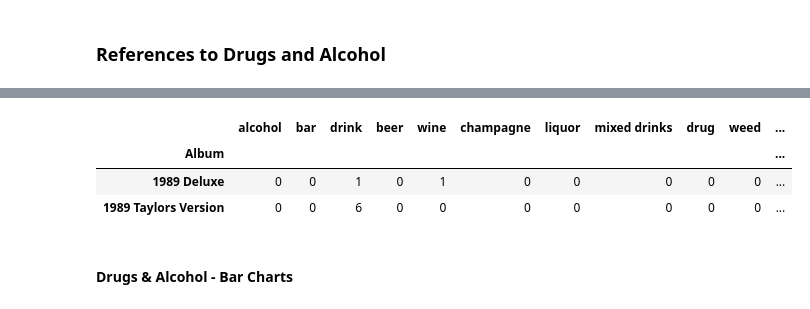
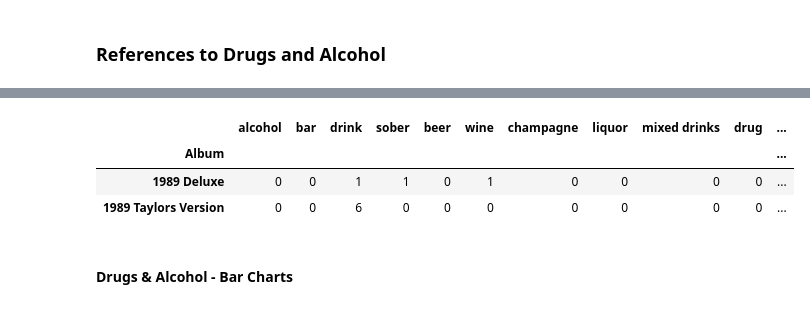
Before and after one commit to jessk816/tswift_lyrics, a Jupyter notebook: p1_lyric_analysis/word_analysis_1.ipynb, the cells around one changed output, grey strips where cells are left out. Saved outputs shown, nothing was run; the diff lists cells and outputs as text; code cells hidden in the pictures.

```diff
--- a/p1_lyric_analysis/word_analysis_1.ipynb
+++ b/p1_lyric_analysis/word_analysis_1.ipynb
@@ -407,8 +431,8 @@ fig.show()
 df_drugs = df[['Album', 'Song Name', 'Lyrics']].copy()
 
 # create list of drug references
-drug_list = [' alcohol ', ' alcoholic ', ' bar ', ' drink ', ' drinkin ', ' drinking ', ' drunk ', ' beer ', ' beers ',
-            ' wine ', ' rosé ', ' merlot ', ' champagne ', ' dom pérignon ',
+drug_list = [' alcohol ', ' alcoholic ', ' bar ', ' drink ', ' drinkin ', ' drinking ', ' drunk ',
+            ' sober ', ' beer ', ' beers ', ' wine ', ' rosé ', ' merlot ', ' champagne ', ' dom pérignon ',
             ' liquor ', ' whiskey ', ' old fashioned ', ' patrón ', ' island breeze ',
             ' drug ', ' drugs ', ' weed ', ' smoke ', ' smoking ', ' smokin ', ' smoked ', ' stoned ',
             ' overdose ', ' narcotics ', ' heroin ', ' dopamine ', ' pills ', ' doin lines ']
@@ -431,7 +455,7 @@ df_drugs.head(2)
 # %%
 # create new reduced dataframe
 df_drug_reduced = df_drugs[['Album', ' alcohol ', ' alcoholic ', ' bar ', ' drink ', ' drinkin ', ' drinking ',
-                            ' drunk ', ' beer ', ' beers ', ' wine ', ' rosé ', ' merlot ', ' champagne ', ' dom pérignon ',
+                            ' drunk ', ' sober ', ' beer ', ' beers ', ' wine ', ' rosé ', ' merlot ', ' champagne ', ' dom pérignon ',
                             ' liquor ', ' whiskey ', ' old fashioned ', ' patrón ', ' island breeze ',
                             ' drug ', ' drugs ', ' weed ', ' smoke ', ' smoking ', ' smokin ', ' smoked ', ' stoned ',
                             ' overdose ', ' narcotics ', ' heroin ', ' dopamine ', ' pills ', ' doin lines ']].copy()
@@ -440,38 +464,39 @@ df_drug_reduced = df_drugs[['Album', ' alcohol ', ' alcoholic ', ' bar ', ' drin
 df_drug_reduced['alcohol'] = df_drug_reduced[[' alcohol ', ' alcoholic ']].sum(axis=1)
 df_drug_reduced['bar'] = df_drug_reduced[[' bar ']]
 df_drug_reduced['drink'] = df_drug_reduced[[' drink ', ' drinkin ', ' drinking ', ' drunk ']].sum(axis=1)
+df_drug_reduced['sober'] = df_drug_reduced[[' sober ']]
 df_drug_reduced['beer'] = df_drug_reduced[[' beer ', ' beers ']].sum(axis=1)
 df_drug_reduced['wine'] = df_drug_reduced[[' wine ', ' rosé ', ' merlot ']].sum(axis=1)
 df_drug_reduced['champagne'] = df_drug_reduced[[' champagne ', ' dom pérignon ']].sum(axis=1)
 df_drug_reduced['liquor'] = df_drug_reduced[[' liquor ', ' whiskey ', ' patrón ']].sum(axis=1)
 df_drug_reduced['mixed drinks'] = df_drug_reduced[[' old fashioned ', ' island breeze ']].sum(axis=1)
 df_drug_reduced['drug'] = df_drug_reduced[[' drug ', ' drugs ']].sum(axis=1)
 df_drug_reduced['weed'] = df_drug_reduced[[' weed ']]
 df_drug_reduced['smoke'] = df_drug_reduced[[' smoke ', ' smoking ', ' smokin ', ' smoked ']].sum(axis=1)
 df_drug_reduced['stoned'] = df_drug_reduced[[' stoned ']]
 df_drug_reduced['overdose'] = df_drug_reduced[[' overdose ']]
 df_drug_reduced['narcotics'] = df_drug_reduced[[' narcotics ']]
 df_drug_reduced['heroin'] = df_drug_reduced[[' heroin ']]
 df_drug_reduced['dopamine'] = df_drug_reduced[[' dopamine ']]
 df_drug_reduced['pills'] = df_drug_reduced[[' pills ']]
 df_drug_reduced['doin lines'] = df_drug_reduced[[' doin lines ']]
 
 # drop now-unnecessary columns
 df_drug_reduced = df_drug_reduced.drop([' alcohol ', ' alcoholic ', ' bar ', ' drink ', ' drinkin ', ' drinking ', ' drunk ',
-                                        ' beer ', ' beers ', ' wine ', ' rosé ', ' merlot ', ' champagne ', ' dom pérignon ',
+                                        ' sober ', ' beer ', ' beers ', ' wine ', ' rosé ', ' merlot ', ' champagne ', ' dom pérignon ',
                                         ' liquor ', ' whiskey ', ' old fashioned ', ' patrón ', ' island breeze ',
                                         ' drug ', ' drugs ', ' weed ', ' smoke ', ' smoking ', ' smokin ', ' smoked ', ' stoned ',
                                         ' overdose ', ' narcotics ', ' heroin ', ' dopamine ', ' pills ', ' doin lines '
                                         ], axis=1)
 
 # combine album rows
 df_drug_reduced = df_drug_reduced.groupby('Album').sum()
 
 df_drug_reduced.head(2)
 # %% [output]
-|  | alcohol | bar | drink | beer | wine | champagne | liquor | mixed drinks | drug | weed | ... |
+|  | alcohol | bar | drink | sober | beer | wine | champagne | liquor | mixed drinks | drug | ... |
 | Album |  |  |  |  |  |  |  |  |  |  | ... |
-| 1989 Deluxe | 0 | 0 | 1 | 0 | 1 | 0 | 0 | 0 | 0 | 0 | ... |
+| 1989 Deluxe | 0 | 0 | 1 | 1 | 0 | 1 | 0 | 0 | 0 | 0 | ... |
 | 1989 Taylors Version | 0 | 0 | 6 | 0 | 0 | 0 | 0 | 0 | 0 | 0 | ... |
 # %% [markdown]
 #### Drugs & Alcohol - Bar Charts
```
Also changed, not shown: parts of 20 cells of this notebook, 12 other files.
